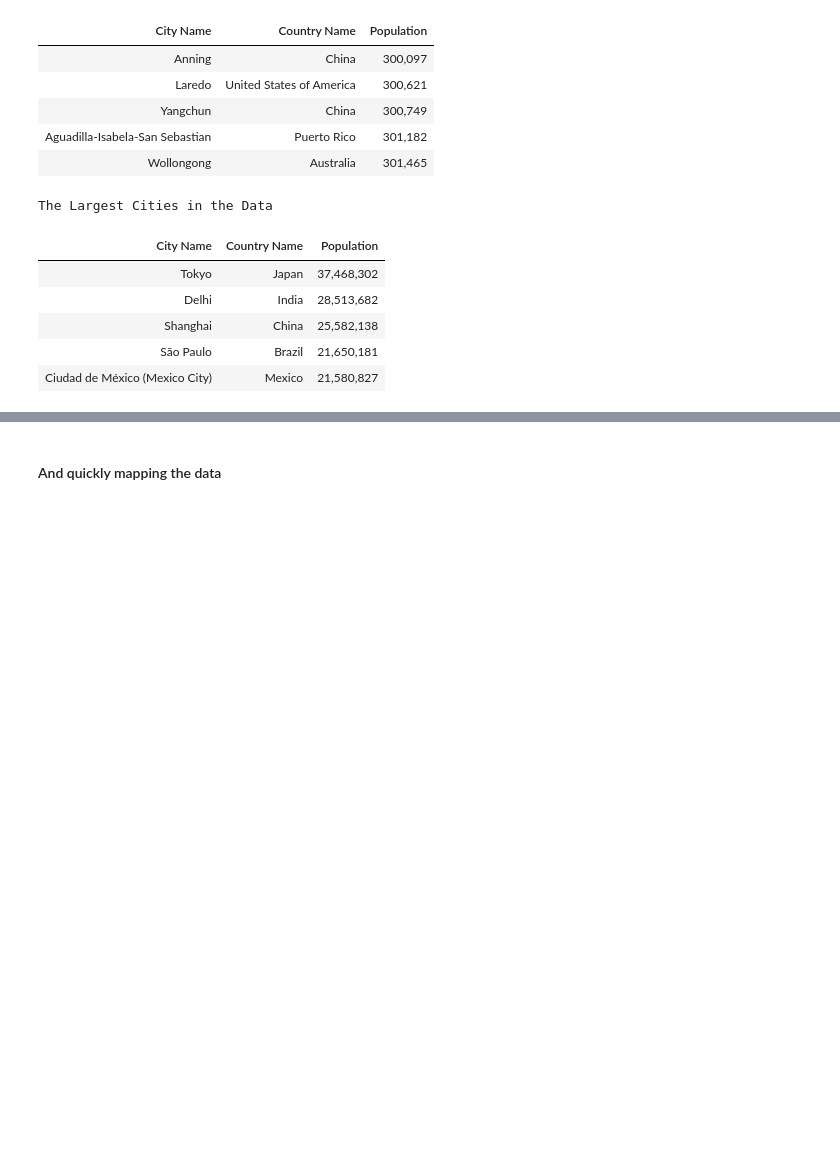
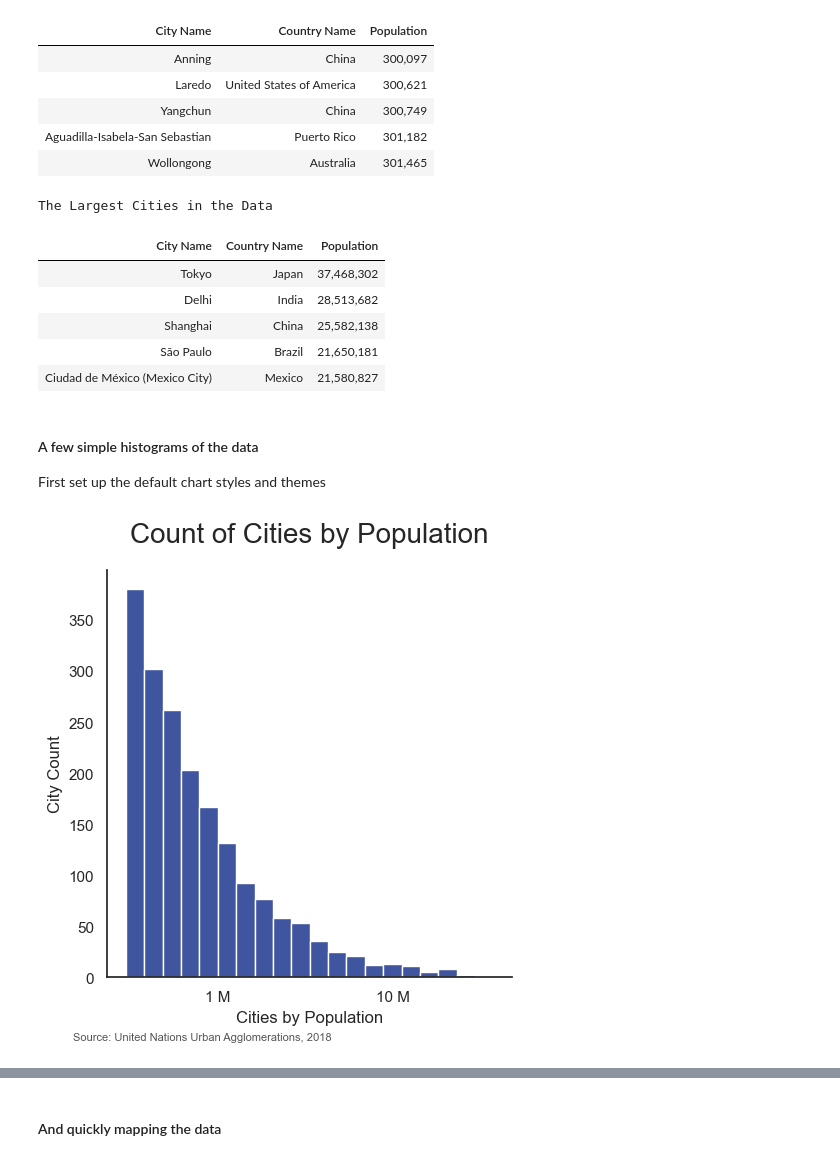
Before and after one commit to qwertytam/hermitcity, a Jupyter notebook: nb/cities.ipynb, the cells around one changed output, grey strips where cells are left out. Saved outputs shown, nothing was run; the diff lists cells and outputs as text; code cells hidden in the pictures; blank space fills up the shorter version.

```diff
--- a/nb/cities.ipynb
+++ b/nb/cities.ipynb
@@ -153,3 +154,6 @@ The Largest Cities in the Data
 | Shanghai | China | 25,582,138 |
 | São Paulo | Brazil | 21,650,181 |
 | Ciudad de México (Mexico City) | Mexico | 21,580,827 |
+# %% [markdown]
+#### A few simple histograms of the data
+First set up the default chart styles and themes
@@ -155,0 +163,36 @@ The Largest Cities in the Data
+# %%
+import matplotlib.pyplot as plt
+from matplotlib import ticker
+
+bins = 20
+
+fg = sns.displot(
+    data=df,
+    x='popn',
+    bins=bins,
+    log_scale=True,
+    edgecolor=None,
+)
+
+fg.set_axis_labels(
+    "Cities by Population",
+    "City Count")
+
+xlbl_fmt = lambda x, pos: f"{x*1e-6:,.0f} M"
+plt.gca().xaxis.set_major_formatter(ticker.FuncFormatter(xlbl_fmt))
+
+ylbl_fmt = lambda x, pos: f"{x:,.0f}"
+plt.gca().yaxis.set_major_formatter(ticker.FuncFormatter(ylbl_fmt))
+
+plt.gca().set_title("Count of Cities by Population",
+             fontdict={'fontsize': '20', 'fontweight' : '3'},
+             pad=20)
+_ = plt.gca().annotate("Source: United Nations Urban Agglomerations, 2018",
+            xy=(0.07, .04),
+            xycoords='figure fraction',
+            horizontalalignment='left',
+            verticalalignment='top',
+            fontsize=8,
+            color='#555555')
+# %% [output]
+[figure, added]
```
Also changed, not shown: parts of 25 cells of this notebook.
